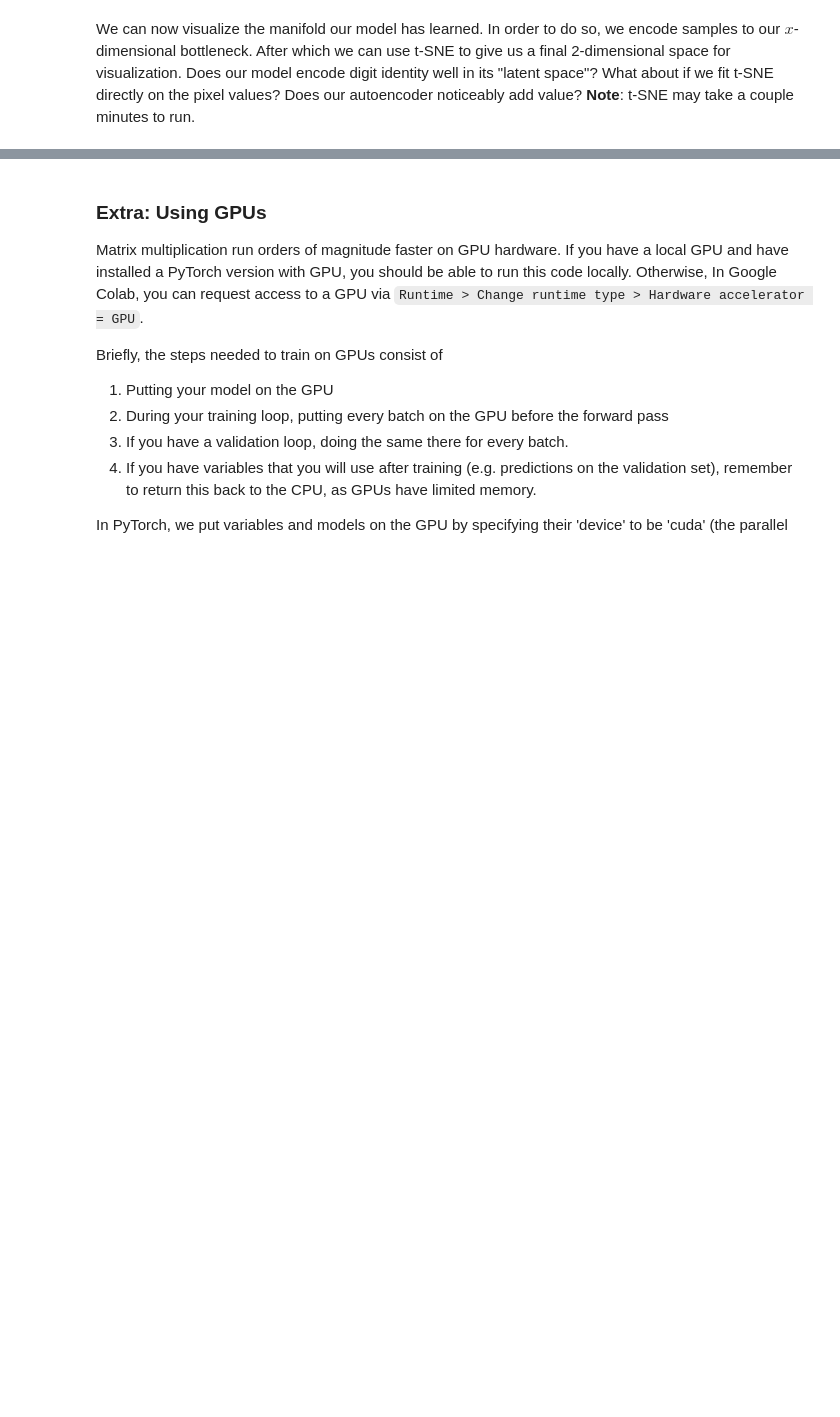
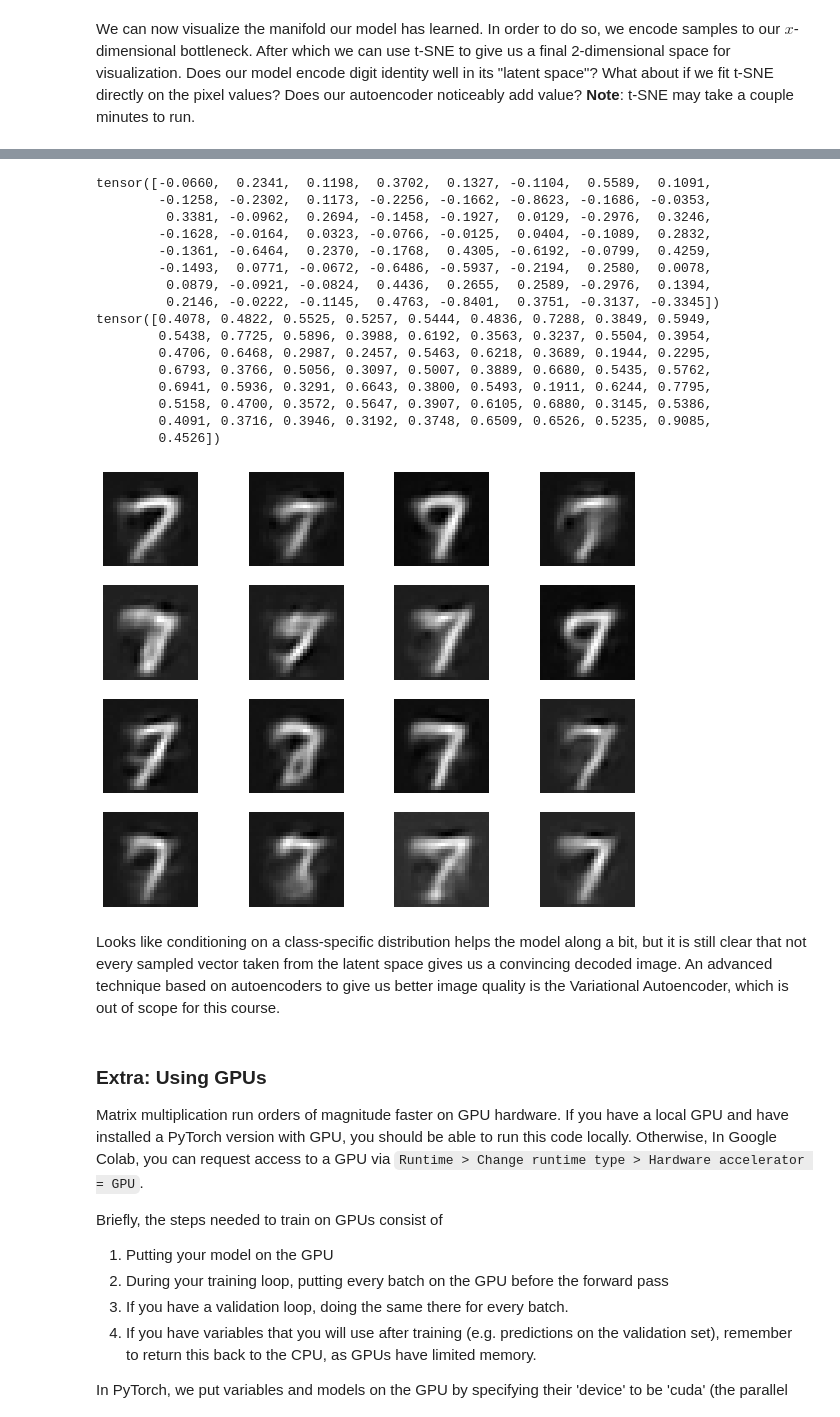
Before and after one commit to gdewael/teaching, a Jupyter notebook: predmod/ANN_intro/PClab12_ANN_solved.ipynb, the cells around one changed output, grey strips where cells are left out. Saved outputs shown, nothing was run; the diff lists cells and outputs as text; code cells hidden in the pictures; blank space fills up the shorter version.

```diff
--- a/predmod/ANN_intro/PClab12_ANN_solved.ipynb
+++ b/predmod/ANN_intro/PClab12_ANN_solved.ipynb
@@ -828,3 +1204,57 @@ plt.show()
+# %%
+class_ = 7
+
+encoded_inputs = []
+classes = []
+with torch.no_grad():
+    model.eval()
+    for batch in val_dataloader:
+        X_batch, y_batch = batch
+        encoded_inputs.append(model[0](X_batch))
+        classes.append(y_batch)
+
+classes = torch.cat(classes)
+encoded_inputs = torch.cat(encoded_inputs)
+
+encoded_inputs_class = encoded_inputs[classes == class_]
+
+mu = encoded_inputs_class.mean(0)
+std = encoded_inputs_class.std(0)
+print(mu)
+print(std)
+
+figure = plt.figure(figsize=(10, 8))
+cols, rows = 4, 4
+for i in range(cols * rows):
+    sampled_vector = torch.normal(mu, std).unsqueeze(0)
+    with torch.no_grad():
+        model.eval()
+        decoded_sample = model[1](sampled_vector)
+    img = decoded_sample
+    figure.add_subplot(rows, cols, i+1)
+    plt.axis("off")
+    plt.imshow(img.reshape(-1, 28, 28).squeeze(), cmap="gray")
+plt.show()
+# %% [output]
+tensor([-0.0660,  0.2341,  0.1198,  0.3702,  0.1327, -0.1104,  0.5589,  0.1091,
+        -0.1258, -0.2302,  0.1173, -0.2256, -0.1662, -0.8623, -0.1686, -0.0353,
+         0.3381, -0.0962,  0.2694, -0.1458, -0.1927,  0.0129, -0.2976,  0.3246,
+        -0.1628, -0.0164,  0.0323, -0.0766, -0.0125,  0.0404, -0.1089,  0.2832,
+        -0.1361, -0.6464,  0.2370, -0.1768,  0.4305, -0.6192, -0.0799,  0.4259,
+        -0.1493,  0.0771, -0.0672, -0.6486, -0.5937, -0.2194,  0.2580,  0.0078,
+         0.0879, -0.0921, -0.0824,  0.4436,  0.2655,  0.2589, -0.2976,  0.1394,
+         0.2146, -0.0222, -0.1145,  0.4763, -0.8401,  0.3751, -0.3137, -0.3345])
+tensor([0.4078, 0.4822, 0.5525, 0.5257, 0.5444, 0.4836, 0.7288, 0.3849, 0.5949,
+        0.5438, 0.7725, 0.5896, 0.3988, 0.6192, 0.3563, 0.3237, 0.5504, 0.3954,
+        0.4706, 0.6468, 0.2987, 0.2457, 0.5463, 0.6218, 0.3689, 0.1944, 0.2295,
+        0.6793, 0.3766, 0.5056, 0.3097, 0.5007, 0.3889, 0.6680, 0.5435, 0.5762,
+        0.6941, 0.5936, 0.3291, 0.6643, 0.3800, 0.5493, 0.1911, 0.6244, 0.7795,
+        0.5158, 0.4700, 0.3572, 0.5647, 0.3907, 0.6105, 0.6880, 0.3145, 0.5386,
+        0.4091, 0.3716, 0.3946, 0.3192, 0.3748, 0.6509, 0.6526, 0.5235, 0.9085,
+        0.4526])
+[figure, added]
+# %% [markdown]
+Looks like conditioning on a class-specific distribution helps the model along a bit, but it is still clear that not every sampled vector taken from the latent space gives us a convincing decoded image. An advanced technique based on autoencoders to give us better image quality is the Variational Autoencoder, which is out of scope for this course.
 # %% [markdown]
 ### Extra: Using GPUs
 
```
Also changed, not shown: parts of 48 cells of this notebook, 1 other file.
